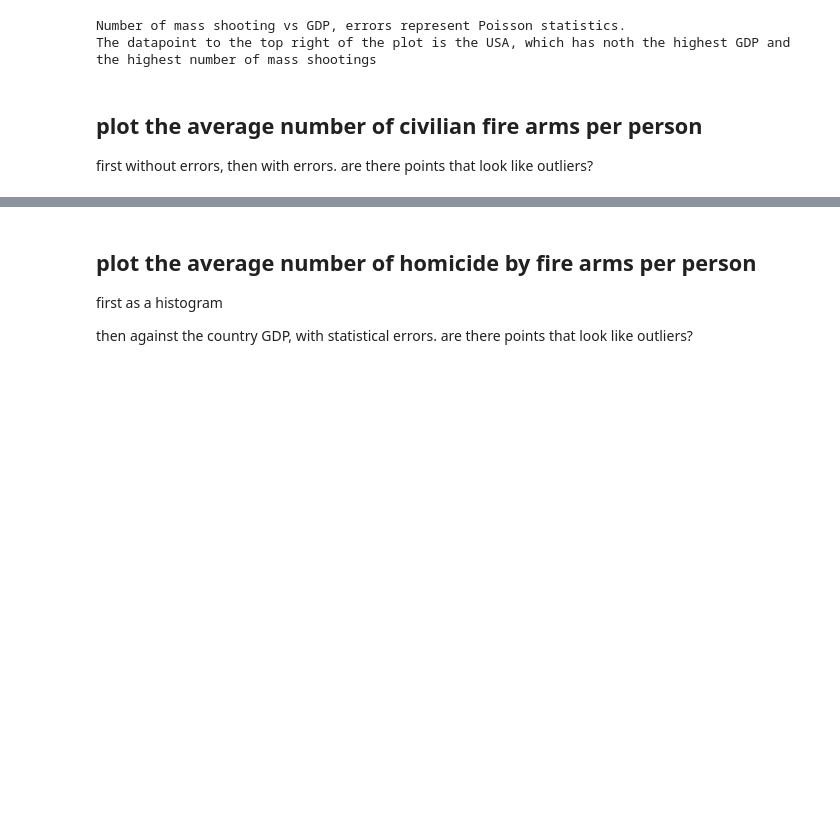
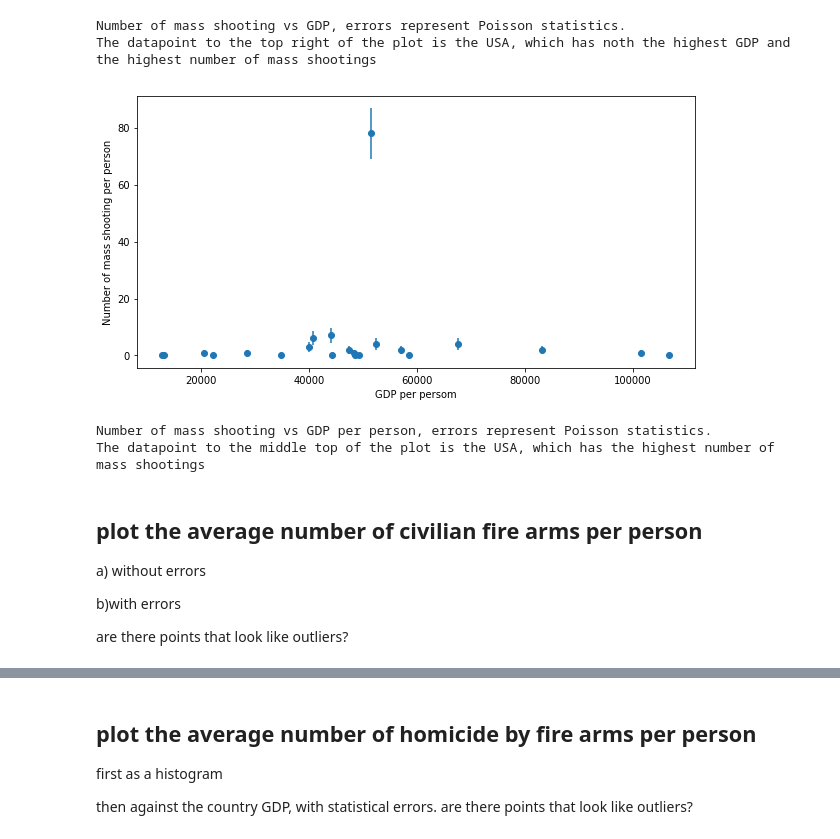
Before and after one commit to yixuantang/PUI2017_yt1369, a Jupyter notebook: HW5_yt1369/Assignment3_yt1369.ipynb, the cells around one changed output, grey strips where cells are left out. Cells and saved outputs as stored; diff of their text form; code cells hidden in the pictures; blank space fills up the shorter version.

```diff
--- a/HW5_yt1369/Assignment3_yt1369.ipynb
+++ b/HW5_yt1369/Assignment3_yt1369.ipynb
@@ -41,0 +71,4 @@ Populating the interactive namespace from numpy and matplotlib
+# %%
+pop = pd.read_csv("worldpop.csv")
+pop["Country_Name"] = pop["Country Name"]
+pop.head(2)
@@ -41,0 +80,3 @@ Populating the interactive namespace from numpy and matplotlib
+# %%
+gdp = pd.read_csv("worldgdp.csv")
+gdp.head(3)
@@ -41,0 +89,4 @@ Populating the interactive namespace from numpy and matplotlib
+# %%
+#merge tables
+data2 = pd.merge(data1, pop, right_on="Country_Name", left_on="Country")
+data2 = data2[["Country Name", "Average total all civilian firearms", "2012", "Number of homicides by firearm", "Guns/100 inhabitants", "Number of mass shootings"]]
@@ -41,0 +102,4 @@ Populating the interactive namespace from numpy and matplotlib
+# %%
+data3 = pd.merge(data2, gdp, right_on="Country Name", left_on="Country Name")
+data3 = data3[["Country Name", "Average total all civilian firearms", "2012_x", "2012_y", "Number of homicides by firearm", "Guns/100 inhabitants", "Number of mass shootings"]]
+data = data3.rename(columns={'2012_x': 'population', '2012_y': '2012GDP'})
@@ -66,6 +140,32 @@ print ("Number of mass shooting vs GDP, " +
 [figure]
 Number of mass shooting vs GDP, errors represent Poisson statistics.
 The datapoint to the top right of the plot is the USA, which has noth the highest GDP and the highest number of mass shootings
+# %%
+#gdp per person
+data['gdppp'] = data["2012GDP"] / data["population"]
+
+fig = pl.figure(figsize=(10,5))
+ax = fig.add_subplot(111)
+
+scatter = ax.scatter(data['gdppp'], data['Number of mass shootings'])
+ax.errorbar(data['gdppp'], data['Number of mass shootings'],
+            yerr = np.sqrt(data['Number of mass shootings'] * 1.0), fmt = '.')
+ax.set_xlabel("GDP per persom")
+ax.set_ylabel("Number of mass shooting per person")
+ax.set_ylim()
+pl.show()
+print ("Number of mass shooting vs GDP per person, " +
+       "errors represent Poisson statistics.\n" +
+       "The datapoint to the middle top of the plot is the USA, " +
+       "which has the highest number of mass shootings")
+# %% [output]
+[figure, added]
+Number of mass shooting vs GDP per person, errors represent Poisson statistics.
+The datapoint to the middle top of the plot is the USA, which has the highest number of mass shootings
 # %% [markdown]
 ## plot the average number of civilian fire arms per person
-first without errors, then with errors. are there  points that look like outliers?
+a) without errors
+
+b)with errors
+
+are there  points that look like outliers?
```
Also changed, not shown: parts of 26 cells of this notebook, 10 other files.
